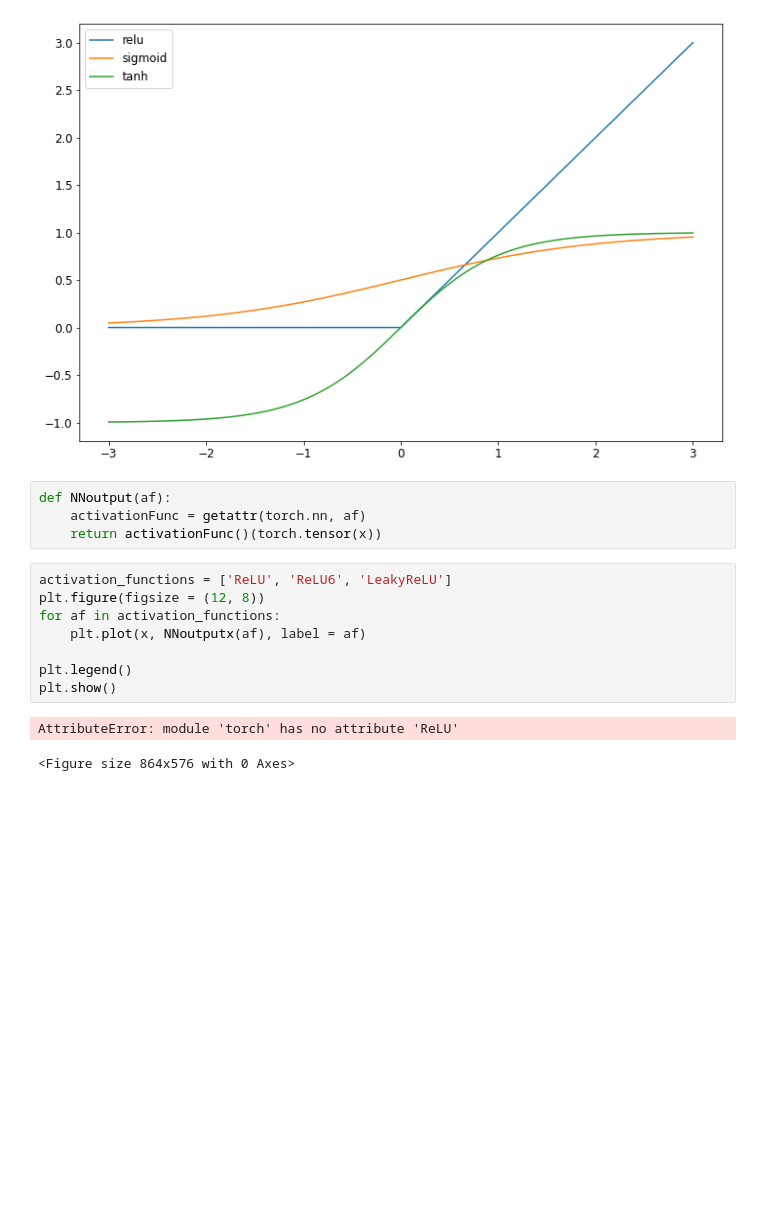
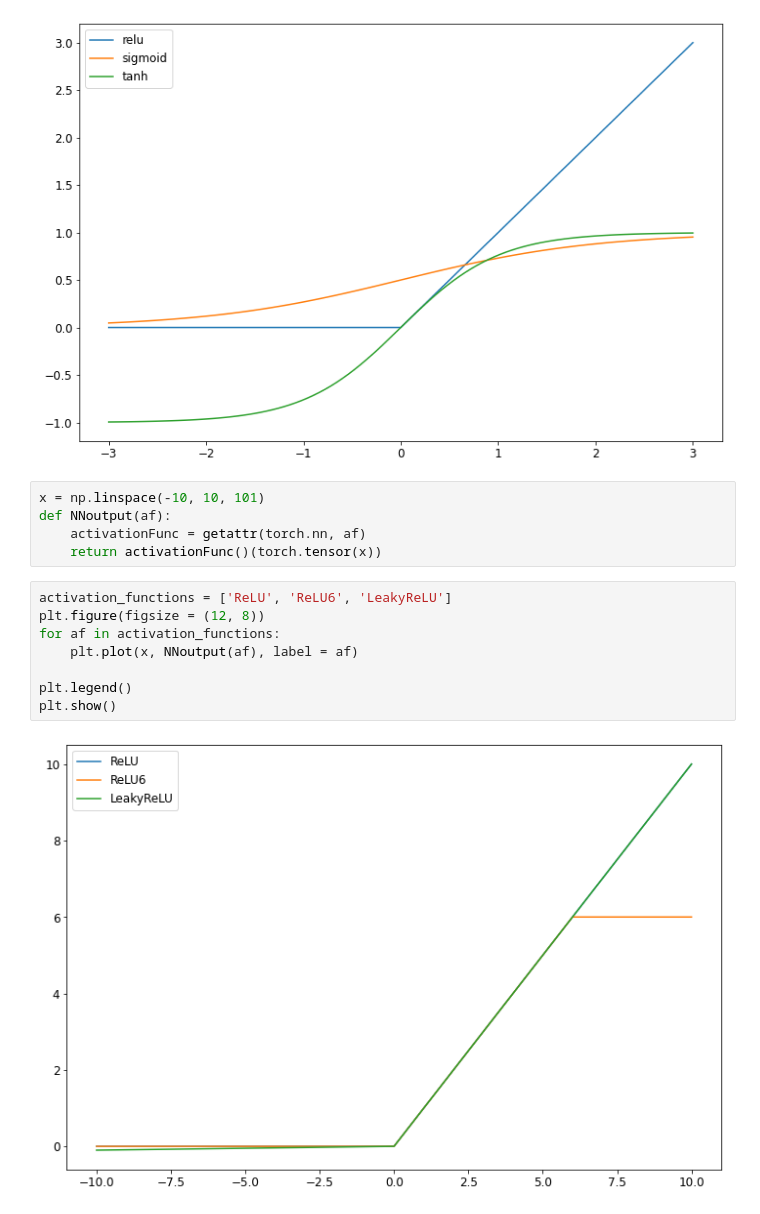
Before and after one commit to abhijitkalta/Deeplearning_pytorch, a Jupyter notebook: metaparameters/metaparameters_relu.ipynb, the cells around one changed output. Saved outputs shown, nothing was run; the diff lists cells and outputs as text; blank space fills up the shorter version.

```diff
--- a/metaparameters/metaparameters_relu.ipynb
+++ b/metaparameters/metaparameters_relu.ipynb
@@ -220,17 +220,17 @@ plt.show()
 # %% [output]
 [figure]
 # %%
+x = np.linspace(-10, 10, 101)
 def NNoutput(af):
     activationFunc = getattr(torch.nn, af)
     return activationFunc()(torch.tensor(x))
 # %%
 activation_functions = ['ReLU', 'ReLU6', 'LeakyReLU']
 plt.figure(figsize = (12, 8))
 for af in activation_functions:
-    plt.plot(x, NNoutputx(af), label = af)
+    plt.plot(x, NNoutput(af), label = af)
 
 plt.legend()
 plt.show()
 # %% [output]
-AttributeError: module 'torch' has no attribute 'ReLU'
-<Figure size 864x576 with 0 Axes>
+[figure, added]
```
Also changed, not shown: 1 other file.
